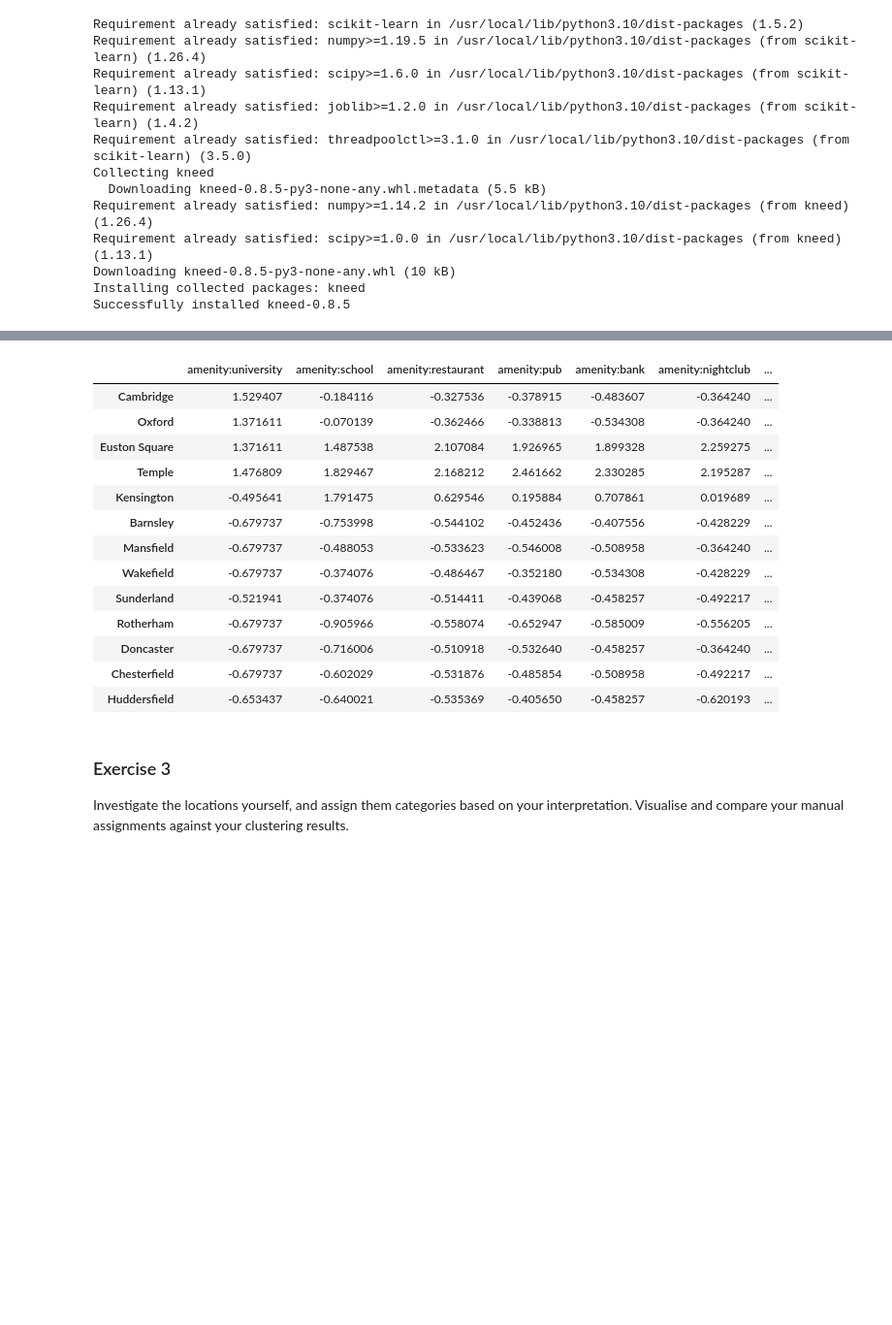
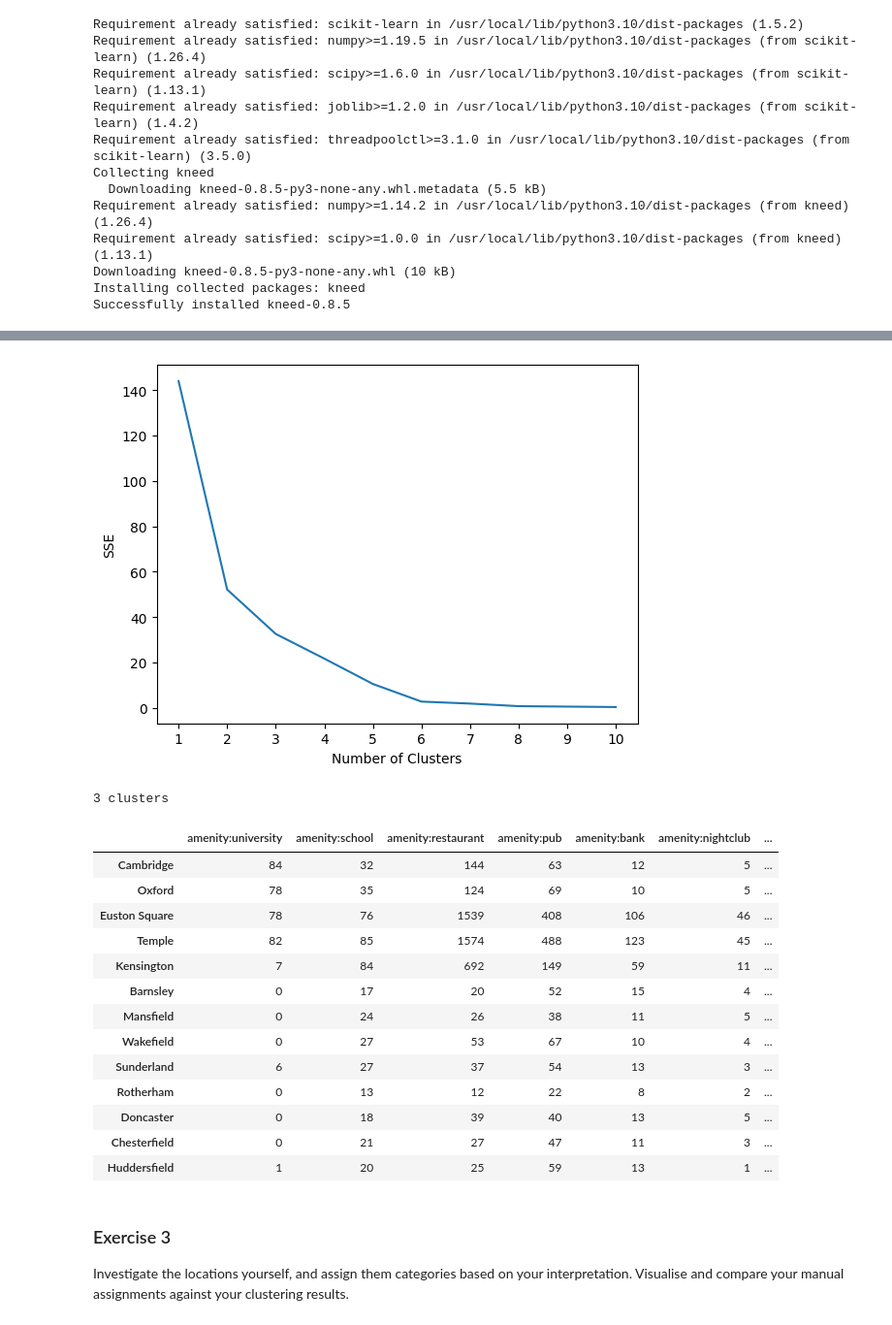
Before and after one commit to ClaireCooper/cjc233_ads_2024, a Jupyter notebook: notebooks/02_access_assess_geospatial.ipynb, the cells around one changed output, grey strips where cells are left out. Shown at 97% size. Saved outputs shown, nothing was run; the diff lists cells and outputs as text; code cells hidden in the pictures; blank space fills up the shorter version.

```diff
--- a/notebooks/02_access_assess_geospatial.ipynb
+++ b/notebooks/02_access_assess_geospatial.ipynb
@@ -569,22 +561,21 @@ Successfully installed kneed-0.8.5
 from sklearn.cluster import KMeans
 from kneed import KneeLocator
 # %%
-inertias = []
-norm = feature_counts_df.copy()
-norm = (norm-norm.mean())/norm.std()
-for k in range(1, 11):
-   kmeans = KMeans(n_clusters=k, init="random")
-   kmeans.fit(norm.values)
-   inertias.append(kmeans.inertia_)
+def normalise_df(df):
+  norm = df.copy()
+  return (norm-norm.mean())/norm.std()
 
-elbow = KneeLocator(range(1, 11), inertias, curve="convex", direction="decreasing").elbow
-plt.plot(range(1, 11), inertias)
-plt.xticks(range(1, 11))
-plt.xlabel("Number of Clusters")
-plt.ylabel("SSE")
+def ideal_num_clusters_for_normalised_df(df, max_clusters=10):
+  inertias = []
+  for k in range(1, max_clusters + 1):
+    kmeans = KMeans(n_clusters=k, init="k-means++")
+    kmeans.fit(df.values)
+    inertias.append(kmeans.inertia_)
 
-kmeans = KMeans(n_clusters=elbow, init="random").fit(norm.values)
-feature_counts_df_with_clusters = feature_counts_df.copy()
-feature_counts_df_with_clusters['cluster'] = kmeans.labels_
-print(elbow, 'clusters')
-feature_counts_df_with_clusters
+  elbow = KneeLocator(range(1, max_clusters + 1), inertias, curve="convex", direction="decreasing").elbow
+  plt.plot(range(1, max_clusters + 1), inertias)
+  plt.xticks(range(1, max_clusters + 1))
+  plt.xlabel("Number of Clusters")
+  plt.ylabel("SSE")
+  plt.show()
+  return elbow
@@ -608,20 +582,30 @@ feature_counts_df_with_clusters
-# %%
-norm
-# %% [output]
-|  | amenity:university | amenity:school | amenity:restaurant | amenity:pub | amenity:bank | amenity:nightclub | ... |
-| Cambridge | 1.529407 | -0.184116 | -0.327536 | -0.378915 | -0.483607 | -0.364240 | ... |
-| Oxford | 1.371611 | -0.070139 | -0.362466 | -0.338813 | -0.534308 | -0.364240 | ... |
-| Euston Square | 1.371611 | 1.487538 | 2.107084 | 1.926965 | 1.899328 | 2.259275 | ... |
-| Temple | 1.476809 | 1.829467 | 2.168212 | 2.461662 | 2.330285 | 2.195287 | ... |
-| Kensington | -0.495641 | 1.791475 | 0.629546 | 0.195884 | 0.707861 | 0.019689 | ... |
-| Barnsley | -0.679737 | -0.753998 | -0.544102 | -0.452436 | -0.407556 | -0.428229 | ... |
-| Mansfield | -0.679737 | -0.488053 | -0.533623 | -0.546008 | -0.508958 | -0.364240 | ... |
-| Wakefield | -0.679737 | -0.374076 | -0.486467 | -0.352180 | -0.534308 | -0.428229 | ... |
-| Sunderland | -0.521941 | -0.374076 | -0.514411 | -0.439068 | -0.458257 | -0.492217 | ... |
-| Rotherham | -0.679737 | -0.905966 | -0.558074 | -0.652947 | -0.585009 | -0.556205 | ... |
-| Doncaster | -0.679737 | -0.716006 | -0.510918 | -0.532640 | -0.458257 | -0.364240 | ... |
-| Chesterfield | -0.679737 | -0.602029 | -0.531876 | -0.485854 | -0.508958 | -0.492217 | ... |
-| Huddersfield | -0.653437 | -0.640021 | -0.535369 | -0.405650 | -0.458257 | -0.620193 | ... |
+# %%
+norm = normalise_df(feature_counts_df)
+
+elbow = ideal_num_clusters_for_normalised_df(norm)
+
+kmeans = KMeans(n_clusters=elbow, init="k-means++").fit(norm.values)
+feature_counts_df_with_clusters = feature_counts_df.copy()
+feature_counts_df_with_clusters['cluster'] = kmeans.labels_
+print(elbow, 'clusters')
+feature_counts_df_with_clusters
+# %% [output]
+[figure, added]
+3 clusters
+|  | amenity:university | amenity:school | amenity:restaurant | amenity:pub | amenity:bank | amenity:nightclub | ... |
+| Cambridge | 84 | 32 | 144 | 63 | 12 | 5 | ... |
+| Oxford | 78 | 35 | 124 | 69 | 10 | 5 | ... |
+| Euston Square | 78 | 76 | 1539 | 408 | 106 | 46 | ... |
+| Temple | 82 | 85 | 1574 | 488 | 123 | 45 | ... |
+| Kensington | 7 | 84 | 692 | 149 | 59 | 11 | ... |
+| Barnsley | 0 | 17 | 20 | 52 | 15 | 4 | ... |
+| Mansfield | 0 | 24 | 26 | 38 | 11 | 5 | ... |
+| Wakefield | 0 | 27 | 53 | 67 | 10 | 4 | ... |
+| Sunderland | 6 | 27 | 37 | 54 | 13 | 3 | ... |
+| Rotherham | 0 | 13 | 12 | 22 | 8 | 2 | ... |
+| Doncaster | 0 | 18 | 39 | 40 | 13 | 5 | ... |
+| Chesterfield | 0 | 21 | 27 | 47 | 11 | 3 | ... |
+| Huddersfield | 1 | 20 | 25 | 59 | 13 | 1 | ... |
 # %% [markdown]
 ### Exercise 3
 
```
Also changed, not shown: parts of 65 cells of this notebook.
